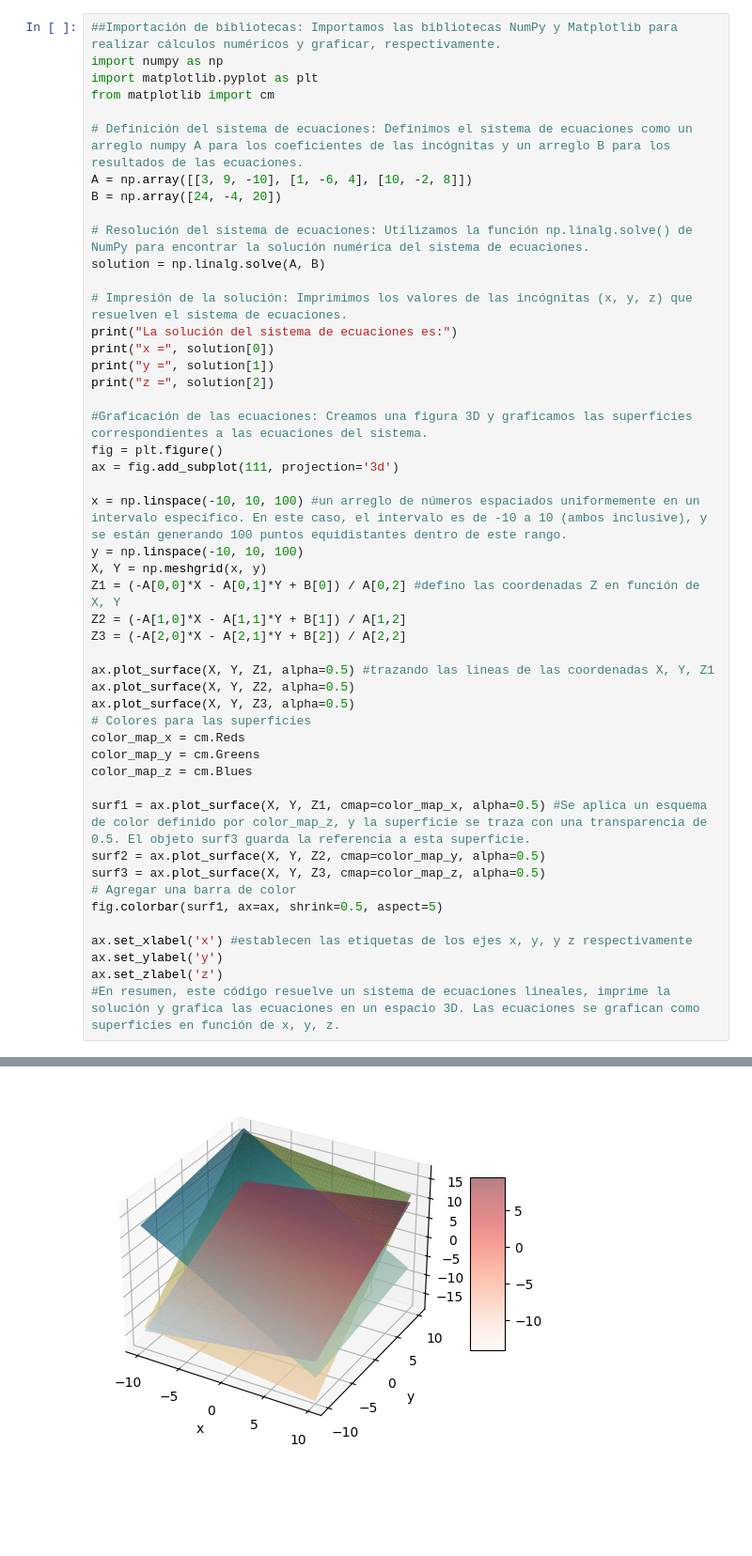
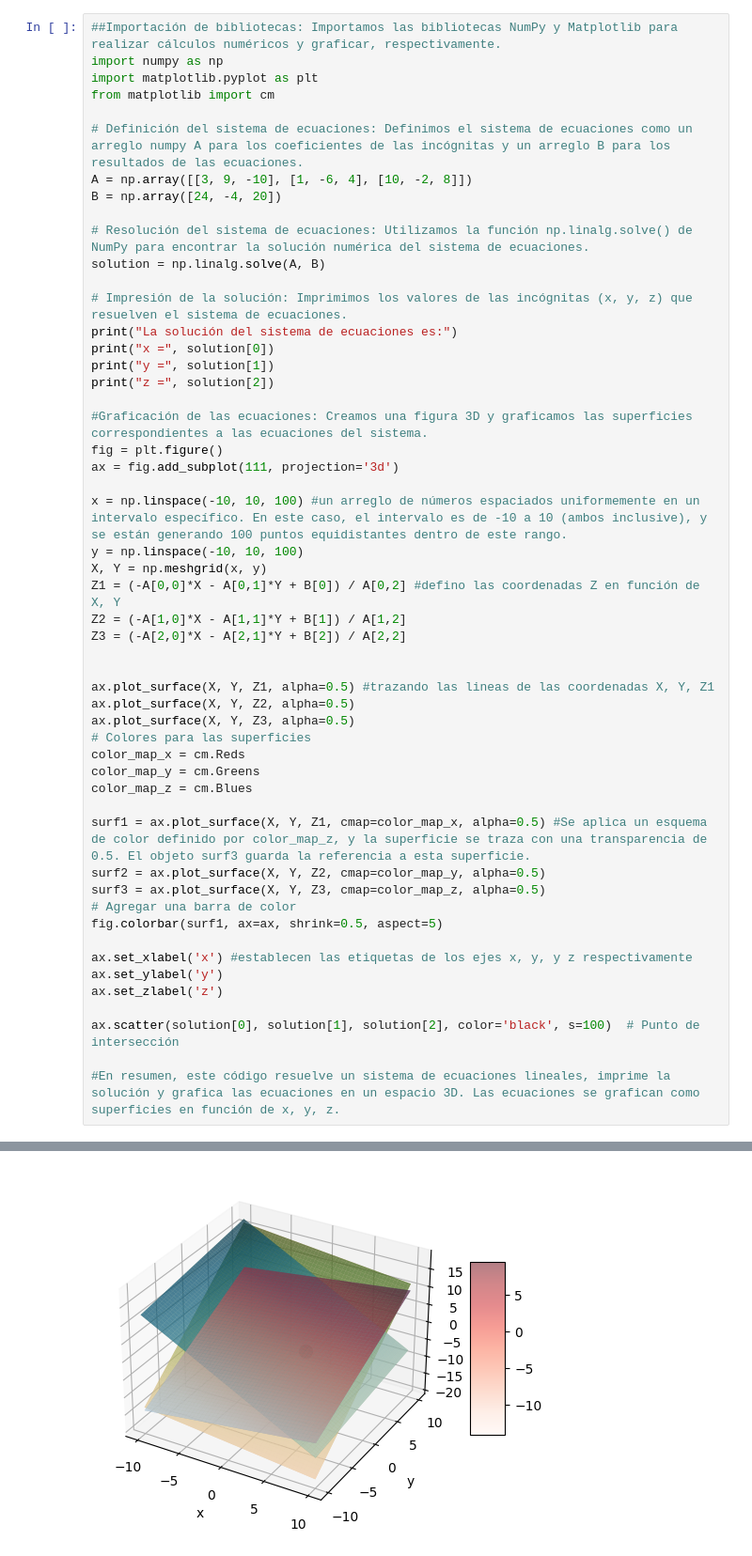
Before and after one commit to itsalejoo/Taller_Resumen_python, a Jupyter notebook: Taller_repaso_python.ipynb, the cells around one changed output, grey strips where cells are left out. Shown at 94% size. Saved outputs shown, nothing was run; the diff lists cells and outputs as text; blank space fills up the shorter version.

```diff
--- a/Taller_repaso_python.ipynb
+++ b/Taller_repaso_python.ipynb
@@ -30,6 +30,7 @@ Z1 = (-A[0,0]*X - A[0,1]*Y + B[0]) / A[0,2] #defino las coordenadas Z en funció
 Z2 = (-A[1,0]*X - A[1,1]*Y + B[1]) / A[1,2]
 Z3 = (-A[2,0]*X - A[2,1]*Y + B[2]) / A[2,2]
 
+
 ax.plot_surface(X, Y, Z1, alpha=0.5) #trazando las lineas de las coordenadas X, Y, Z1
 ax.plot_surface(X, Y, Z2, alpha=0.5)
 ax.plot_surface(X, Y, Z3, alpha=0.5)
@@ -47,6 +48,9 @@ fig.colorbar(surf1, ax=ax, shrink=0.5, aspect=5)
 ax.set_xlabel('x') #establecen las etiquetas de los ejes x, y, y z respectivamente
 ax.set_ylabel('y')
 ax.set_zlabel('z')
+
+ax.scatter(solution[0], solution[1], solution[2], color='black', s=100)  # Punto de intersección
+
 #En resumen, este código resuelve un sistema de ecuaciones lineales, imprime la solución y grafica las ecuaciones en un espacio 3D. Las ecuaciones se grafican como superficies en función de x, y, z.
 # %% [output]
 La solución del sistema de ecuaciones es:
@@ -57 +61 @@ Text(0.5, 0, 'z')
-[figure, old version]
+[figure, new version]
```
Also changed, not shown: parts of 1 cell of this notebook.
